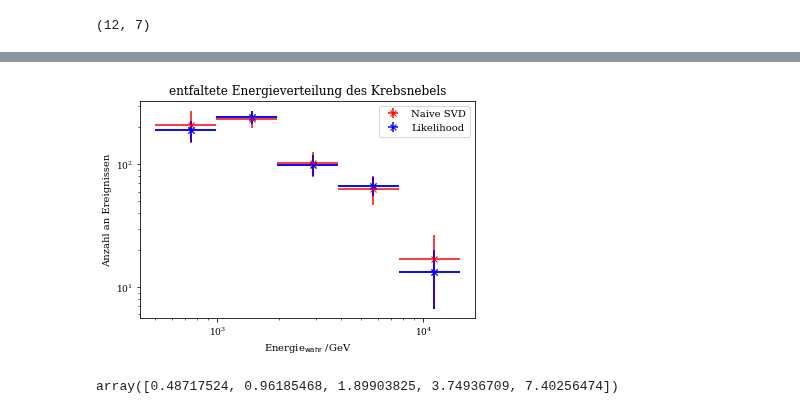
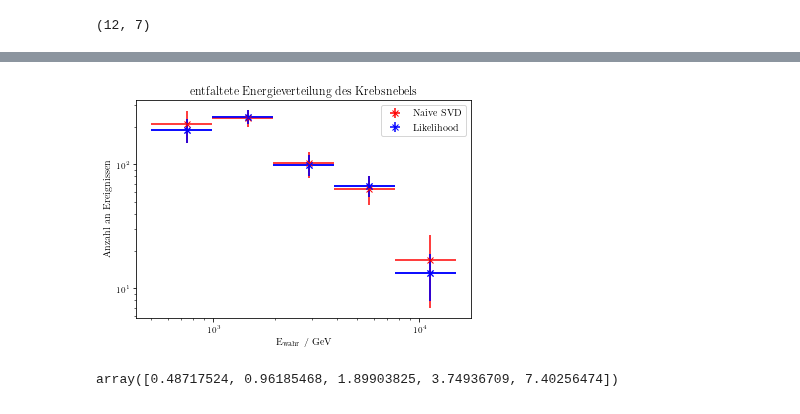
Before and after one commit to Ninilini/FP_Teilchen, a Jupyter notebook: FACT/plots/data_reading.ipynb, the cells around one changed output, grey strips where cells are left out. Drawn from its saved outputs; the diff is of its cells as text; code cells hidden in the pictures.

```diff
--- a/FACT/plots/data_reading.ipynb
+++ b/FACT/plots/data_reading.ipynb
@@ -356,23 +356,23 @@ std_devs = diag_kov_sqrt[1:-1]
 # %%
 plt.errorbar(xpos, fLike_plot, xerr=xerr, yerr = std_devs, fmt='bx')
 plt.xscale('log')
 plt.yscale('log')
-plt.xlabel('Energie$_\mathrm{wahr} /GeV')
+plt.xlabel(r'$\mathrm{E}_\mathrm{wahr}$ / GeV')
 plt.ylabel('Anzahl an Ereignissen')
 plt.title('entfaltete Energieverteilung des Krebsnebels')
 plt.savefig('Entfaltung_2.pdf')
 
 plt.errorbar(xpos, fNSVD, xerr=xerr, yerr=[x.std_dev for x in fNSVD_unc], fmt='rx', label='Naive SVD')
 plt.errorbar(xpos, fLike_plot, xerr=xerr, yerr = std_devs, fmt='bx', label='Likelihood')
 plt.xscale('log')
 plt.yscale('log')
-plt.xlabel('Energie$_\mathrm{wahr}$ /GeV')
+plt.xlabel(r'$\mathrm{E}_\mathrm{wahr}$ / GeV')
 plt.ylabel('Anzahl an Ereignissen')
 plt.title('entfaltete Energieverteilung des Krebsnebels')
 plt.legend()
 plt.savefig('Entfaltung_VGL.pdf')
 # %% [output]
-[figure, old version]
+[figure, new version]
 # %%
 def fluss(f, A, dE, t):
     return f/(A*dE*t)
```
Also changed, not shown: parts of 13 cells of this notebook, 5 other files.
